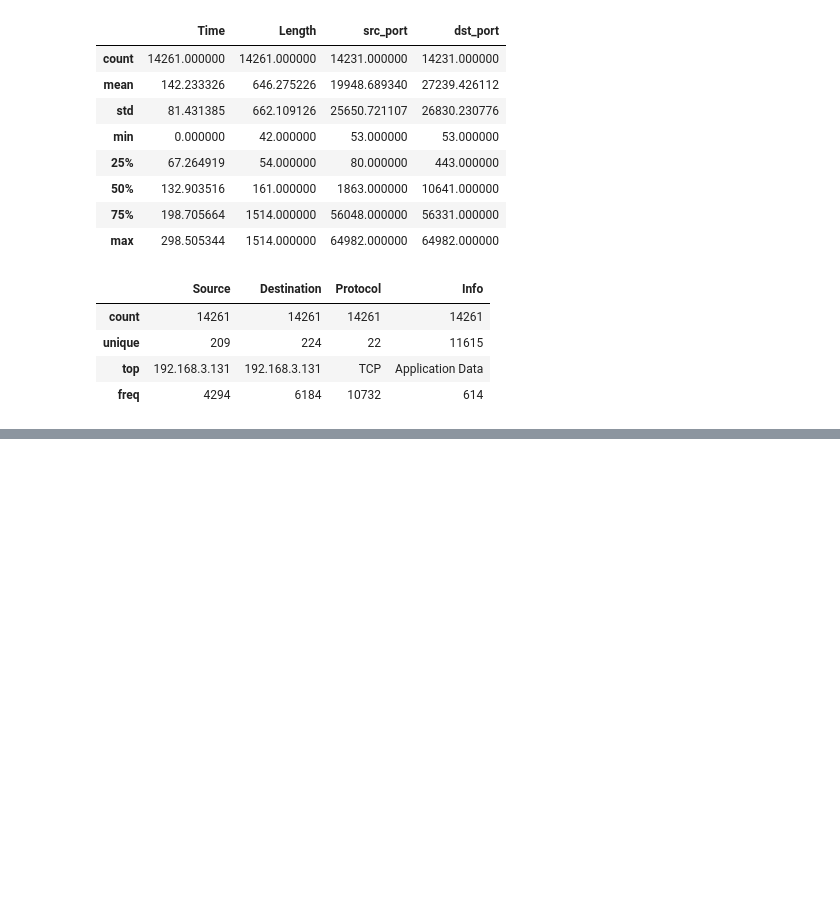
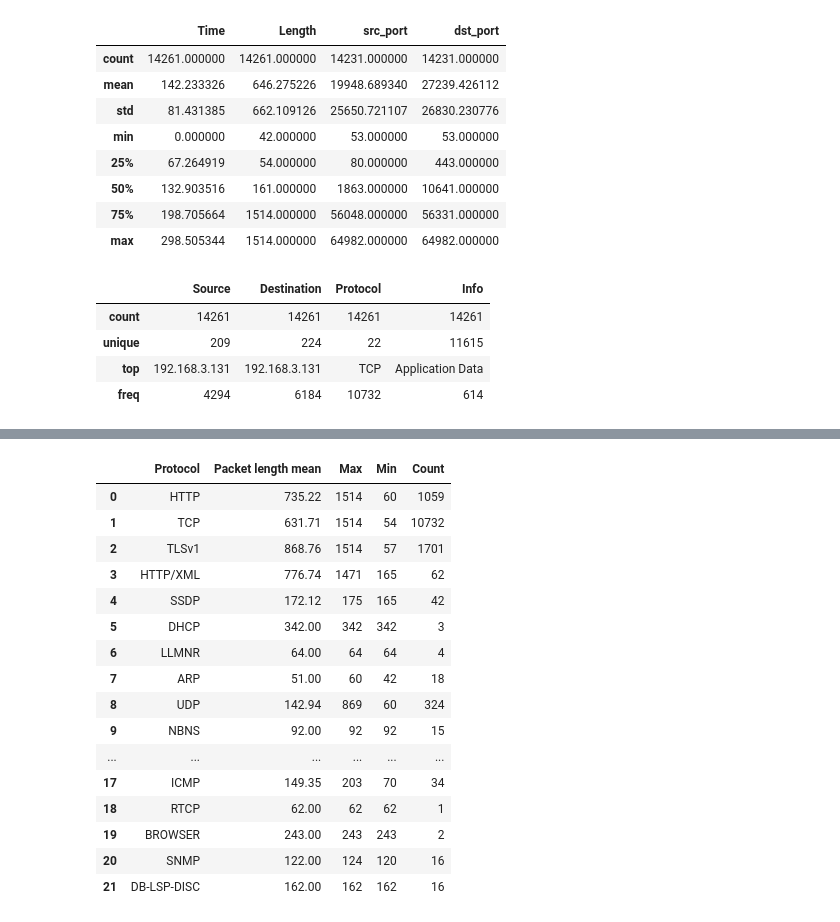
Before and after one commit to kmurczkiewicz/IEEE_Project_Machine_learning, a Jupyter notebook: data_set_analisis.ipynb, the cells around one changed output, grey strips where cells are left out. Drawn from its saved outputs; the diff is of its cells as text; code cells hidden in the pictures; blank space fills up the shorter version.

```diff
--- a/data_set_analisis.ipynb
+++ b/data_set_analisis.ipynb
@@ -130,3 +130,45 @@ data_frame.sort_values(by='src_port', ascending=False).head(25)
 | 11193 | 226.785405 | 65.54.189.173 | 10.0.2.15 | TCP | 320 | 61863 > 2528 [PSH, ACK] Seq=10011... | 61863.0 | 2528.0 |
 | 11197 | 226.920634 | 65.54.189.173 | 10.0.2.15 | TCP | 566 | 61863 > 2528 [PSH, ACK] Seq=10277... | 61863.0 | 2528.0 |
 | 11128 | 226.559411 | 65.54.189.173 | 10.0.2.15 | TCP | 807 | 61863 > 2528 [PSH, ACK] Seq=8276 ... | 61863.0 | 2528.0 |
+# %%
+arrayOfProtocols = data_frame['Protocol'].unique()
+arrayOfLengths = []
+arrayOfCountProtocols = []
+arrayOfMin = []
+arrayOfMax = []
+
+for x in arrayOfProtocols:
+    arrayOfLengths.append(data_frame.loc[data_frame['Protocol'] == x, 'Length'].mean())
+    arrayOfMin.append(data_frame.loc[data_frame['Protocol'] == x, 'Length'].min())
+    arrayOfMax.append(data_frame.loc[data_frame['Protocol'] == x, 'Length'].max())
+    arrayOfCountProtocols.append(list(data_frame.Protocol.to_numpy()).count(x))
+
+d = {
+    'Protocol': arrayOfProtocols,
+    'Packet length mean': arrayOfLengths,
+    'Max': arrayOfMax,
+    'Min': arrayOfMin,
+    'Count': arrayOfCountProtocols
+}
+
+df = pd.DataFrame(data=d).round(2)
+
+df
+# %% [output]
+|  | Protocol | Packet length mean | Max | Min | Count |
+| 0 | HTTP | 735.22 | 1514 | 60 | 1059 |
+| 1 | TCP | 631.71 | 1514 | 54 | 10732 |
+| 2 | TLSv1 | 868.76 | 1514 | 57 | 1701 |
+| 3 | HTTP/XML | 776.74 | 1471 | 165 | 62 |
+| 4 | SSDP | 172.12 | 175 | 165 | 42 |
+| 5 | DHCP | 342.00 | 342 | 342 | 3 |
+| 6 | LLMNR | 64.00 | 64 | 64 | 4 |
+| 7 | ARP | 51.00 | 60 | 42 | 18 |
+| 8 | UDP | 142.94 | 869 | 60 | 324 |
+| 9 | NBNS | 92.00 | 92 | 92 | 15 |
+| ... | ... | ... | ... | ... | ... |
+| 17 | ICMP | 149.35 | 203 | 70 | 34 |
+| 18 | RTCP | 62.00 | 62 | 62 | 1 |
+| 19 | BROWSER | 243.00 | 243 | 243 | 2 |
+| 20 | SNMP | 122.00 | 124 | 120 | 16 |
+| 21 | DB-LSP-DISC | 162.00 | 162 | 162 | 16 |
```
Also changed, not shown: parts of 2 cells of this notebook.
